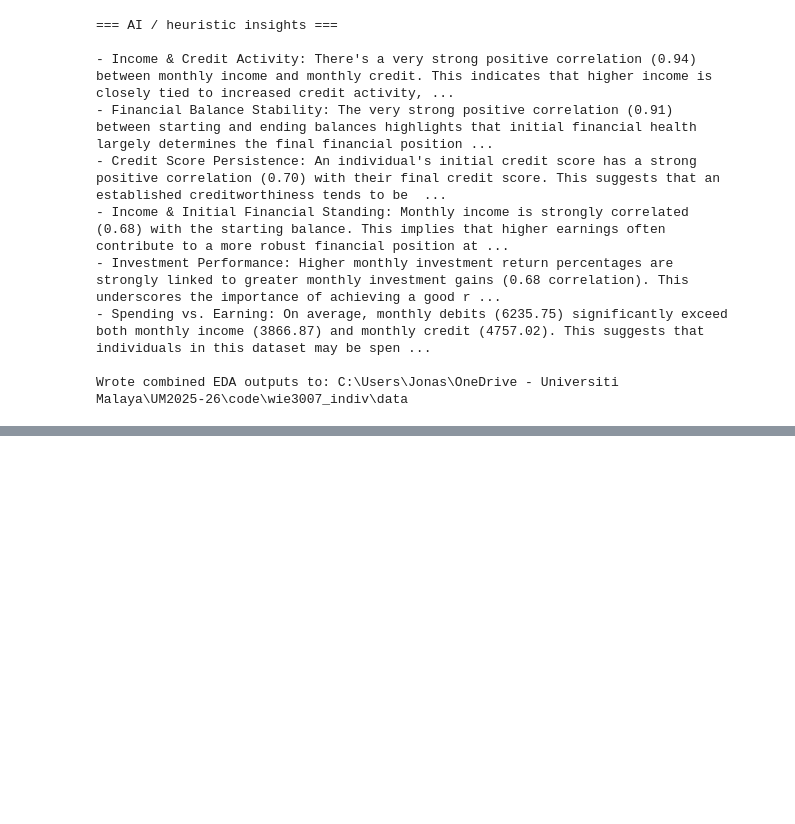
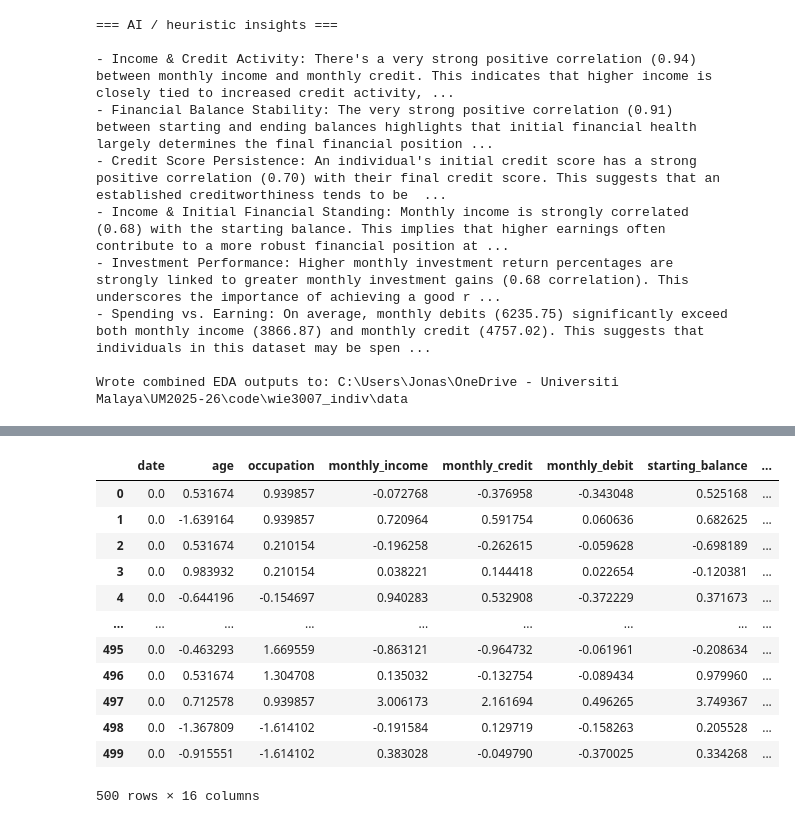
Before and after one commit to PoisonDarterz/wie3007_indiv, a Jupyter notebook: sample.ipynb, the cells around one changed output, grey strips where cells are left out. Drawn from its saved outputs; the diff is of its cells as text; code cells hidden in the pictures; blank space fills up the shorter version.

Commit message:
progress - preproc

```diff
--- a/sample.ipynb
+++ b/sample.ipynb
@@ -831,0 +998,16 @@ Wrote combined EDA outputs to: C:\Users\Jonas\OneDrive - Universiti Malaya\UM202
+# %%
+df_preproc
+# %% [output]
+|  | date | age | occupation | monthly_income | monthly_credit | monthly_debit | starting_balance | ... |
+| 0 | 0.0 | 0.531674 | 0.939857 | -0.072768 | -0.376958 | -0.343048 | 0.525168 | ... |
+| 1 | 0.0 | -1.639164 | 0.939857 | 0.720964 | 0.591754 | 0.060636 | 0.682625 | ... |
+| 2 | 0.0 | 0.531674 | 0.210154 | -0.196258 | -0.262615 | -0.059628 | -0.698189 | ... |
+| 3 | 0.0 | 0.983932 | 0.210154 | 0.038221 | 0.144418 | 0.022654 | -0.120381 | ... |
+| 4 | 0.0 | -0.644196 | -0.154697 | 0.940283 | 0.532908 | -0.372229 | 0.371673 | ... |
+| ... | ... | ... | ... | ... | ... | ... | ... | ... |
+| 495 | 0.0 | -0.463293 | 1.669559 | -0.863121 | -0.964732 | -0.061961 | -0.208634 | ... |
+| 496 | 0.0 | 0.531674 | 1.304708 | 0.135032 | -0.132754 | -0.089434 | 0.979960 | ... |
+| 497 | 0.0 | 0.712578 | 0.939857 | 3.006173 | 2.161694 | 0.496265 | 3.749367 | ... |
+| 498 | 0.0 | -1.367809 | -1.614102 | -0.191584 | 0.129719 | -0.158263 | 0.205528 | ... |
+| 499 | 0.0 | -0.915551 | -1.614102 | 0.383028 | -0.049790 | -0.370025 | 0.334268 | ... |
+500 rows × 16 columns
```
Also changed, not shown: parts of 6 cells of this notebook.
